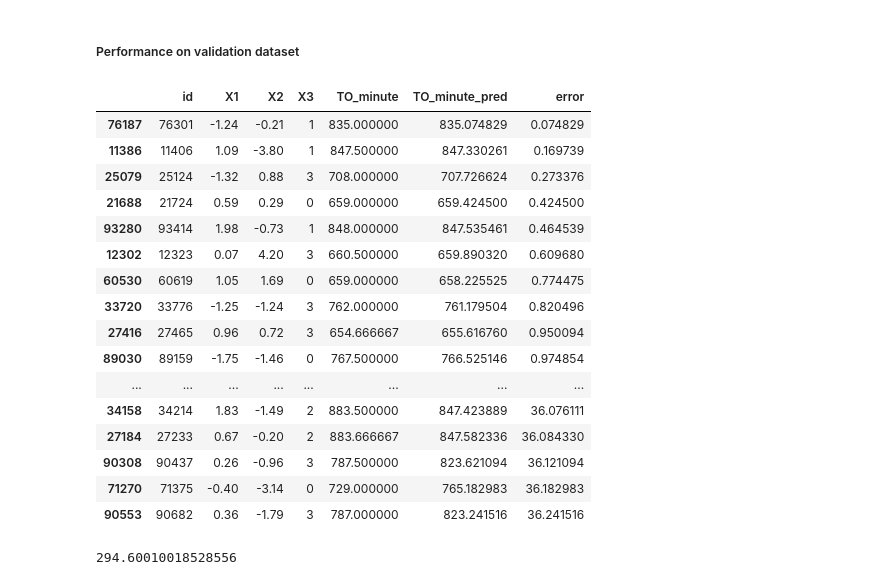
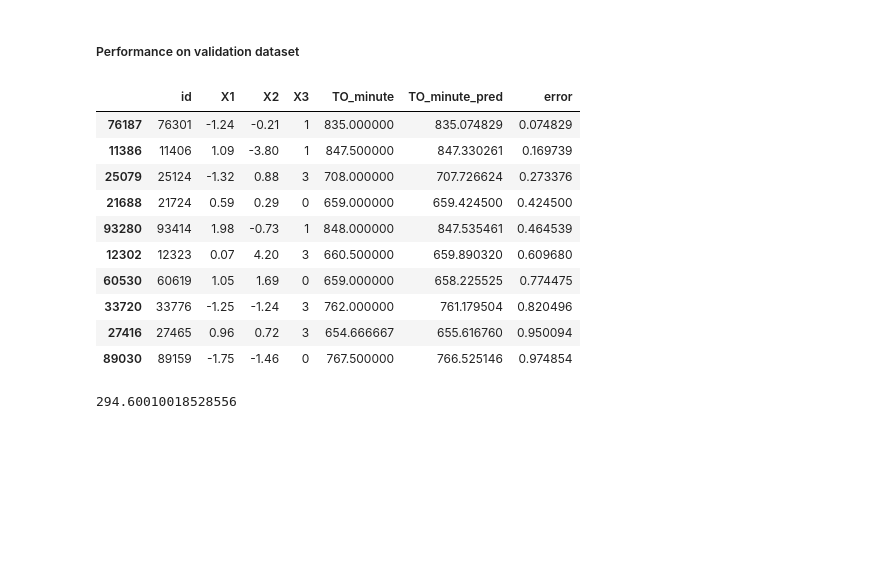
Before and after one commit to skshahidur/predict_email_timing, a Jupyter notebook: pairfinance/notebooks/Pair Finance test task - v0.ipynb, the cells around one changed output. Drawn from its saved outputs; the diff is of its cells as text; code cells hidden in the pictures; blank space fills up the shorter version.

```diff
--- a/pairfinance/notebooks/Pair Finance test task - v0.ipynb
+++ b/pairfinance/notebooks/Pair Finance test task - v0.ipynb
@@ -95,7 +95,7 @@ raw_data.head()
 ## Read and join all the single files
 import glob
 
-directoryPath = "/Users/sheikhshahidurrahman/Documents/DataScience/Pair_Finance/data/processed/"
+directoryPath = "/Users/sheikhshahidurrahman/Documents/DataScience/Pair_Finance/pairfinance/pairfinance/data/"
 raw_data_restructure = pd.DataFrame()
 for file_name in glob.glob(directoryPath+'*.csv'):
     x = pd.read_csv(file_name, na_values = ['NA', 'na', 'nan', 'NaN', 'Nan', np.nan, np.inf, 'missing', 'NULL', 'null', 'Null', None,
@@ -449,7 +491,7 @@ n=2000
 xgb_model = xgb.XGBRegressor(max_depth=4,
                              learning_rate=0.001,
                              n_estimators=n,
-                             verbosity=1,
+                             verbosity=0,
                              objective='reg:squarederror', # reg:linear reg:squarederror
                              booster='gbtree', # gblinear gbtree
                              tree_method='auto',
@@ -474,7 +516,7 @@ xgb_model.fit(train_data_modeling_transformed, y_train_data_modeling.values,
               eval_set=[(train_data_modeling_transformed, y_train_data_modeling.values), (val_data_modeling_transformed, y_val_data_modeling.values)],
 #               sample_weight = weight_array,
               eval_metric=['mae', 'rmse'],
-              verbose=True
+              verbose=False
              )
 
 evals_result = xgb_model.evals_result()
@@ -576,25 +602,19 @@ prediction = xgb_model.predict(val_data_modeling_transformed)
 # %%
 val_data_modeling['TO_minute_pred'] = prediction
 val_data_modeling['error'] = np.abs(val_data_modeling['TO_minute'] - val_data_modeling['TO_minute_pred'])
-val_data_modeling.sort_values('error',ascending=True).head(400)
+val_data_modeling.sort_values('error',ascending=True).head(10)
 # %% [output]
 |  | id | X1 | X2 | X3 | TO_minute | TO_minute_pred | error |
 | 76187 | 76301 | -1.24 | -0.21 | 1 | 835.000000 | 835.074829 | 0.074829 |
 | 11386 | 11406 | 1.09 | -3.80 | 1 | 847.500000 | 847.330261 | 0.169739 |
 | 25079 | 25124 | -1.32 | 0.88 | 3 | 708.000000 | 707.726624 | 0.273376 |
 | 21688 | 21724 | 0.59 | 0.29 | 0 | 659.000000 | 659.424500 | 0.424500 |
 | 93280 | 93414 | 1.98 | -0.73 | 1 | 848.000000 | 847.535461 | 0.464539 |
 | 12302 | 12323 | 0.07 | 4.20 | 3 | 660.500000 | 659.890320 | 0.609680 |
 | 60530 | 60619 | 1.05 | 1.69 | 0 | 659.000000 | 658.225525 | 0.774475 |
 | 33720 | 33776 | -1.25 | -1.24 | 3 | 762.000000 | 761.179504 | 0.820496 |
 | 27416 | 27465 | 0.96 | 0.72 | 3 | 654.666667 | 655.616760 | 0.950094 |
 | 89030 | 89159 | -1.75 | -1.46 | 0 | 767.500000 | 766.525146 | 0.974854 |
-| ... | ... | ... | ... | ... | ... | ... | ... |
-| 34158 | 34214 | 1.83 | -1.49 | 2 | 883.500000 | 847.423889 | 36.076111 |
-| 27184 | 27233 | 0.67 | -0.20 | 2 | 883.666667 | 847.582336 | 36.084330 |
-| 90308 | 90437 | 0.26 | -0.96 | 3 | 787.500000 | 823.621094 | 36.121094 |
-| 71270 | 71375 | -0.40 | -3.14 | 0 | 729.000000 | 765.182983 | 36.182983 |
-| 90553 | 90682 | 0.36 | -1.79 | 3 | 787.000000 | 823.241516 | 36.241516 |
 # %%
 print(np.sqrt(((val_data_modeling.error) ** 2).mean()))
 # %% [output]
```
Also changed, not shown: parts of 11 cells of this notebook, 8 other files.
